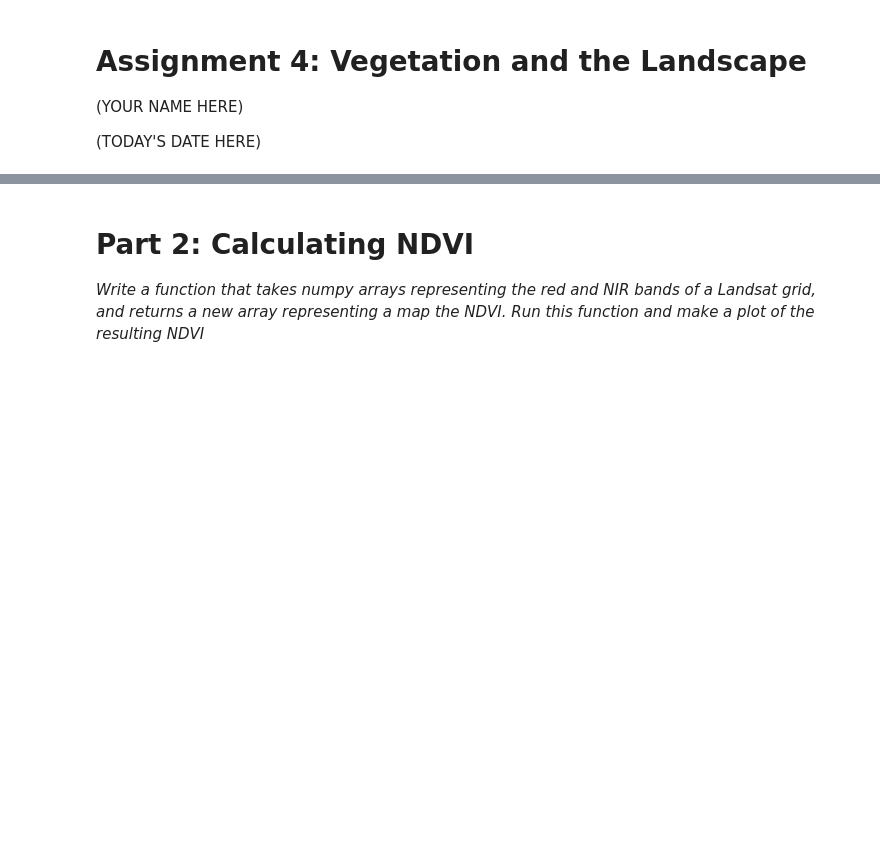
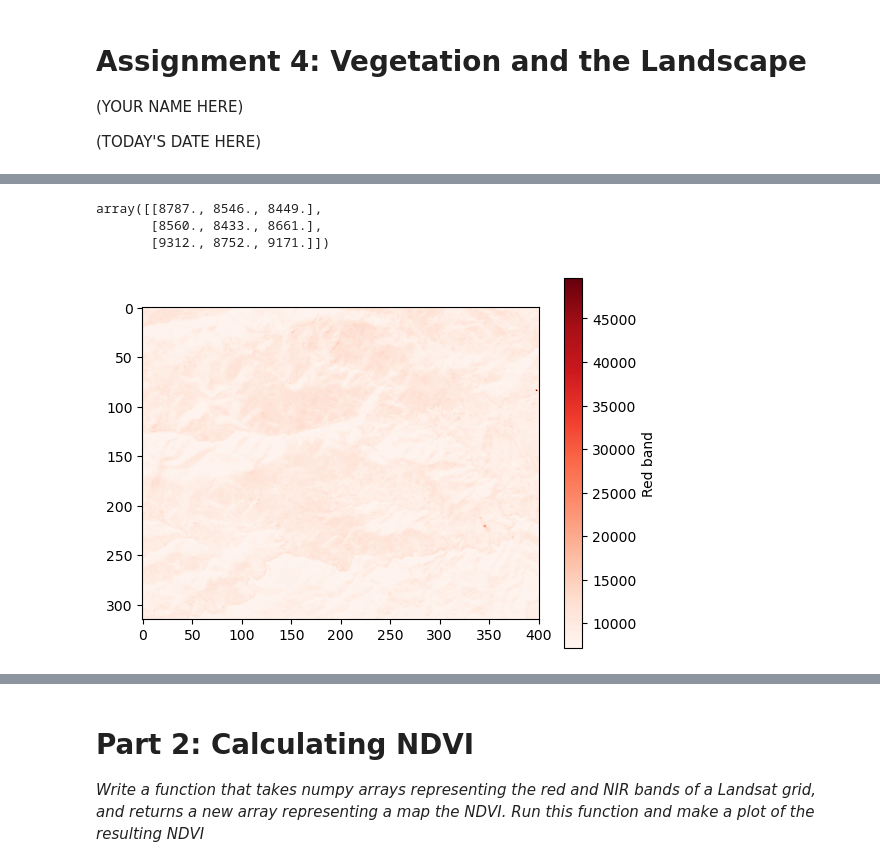
Before and after one commit to IntroPythonEarthsciCUBoulder/intro_py_earthsci_fall_semester2025, a Jupyter notebook: Assignments/assignment4_mapping_with_landsat.ipynb, the cells around one changed output, grey strips where cells are left out. Saved outputs shown, nothing was run; the diff lists cells and outputs as text; code cells hidden in the pictures; blank space fills up the shorter version.

```diff
--- a/Assignments/assignment4_mapping_with_landsat.ipynb
+++ b/Assignments/assignment4_mapping_with_landsat.ipynb
@@ -28,0 +62,8 @@ All data files have the UTM zone 13N coordinate system.  Which means that units
+# %%
+r = read_and_display_band("mountain_red.tif", "Red band", "Reds")
+r[:3,:3]
+# %% [output]
+array([[8787., 8546., 8449.],
+       [8560., 8433., 8661.],
+       [9312., 8752., 9171.]])
+[figure, added]
```
Also changed, not shown: parts of 25 cells of this notebook, 4 other files.
